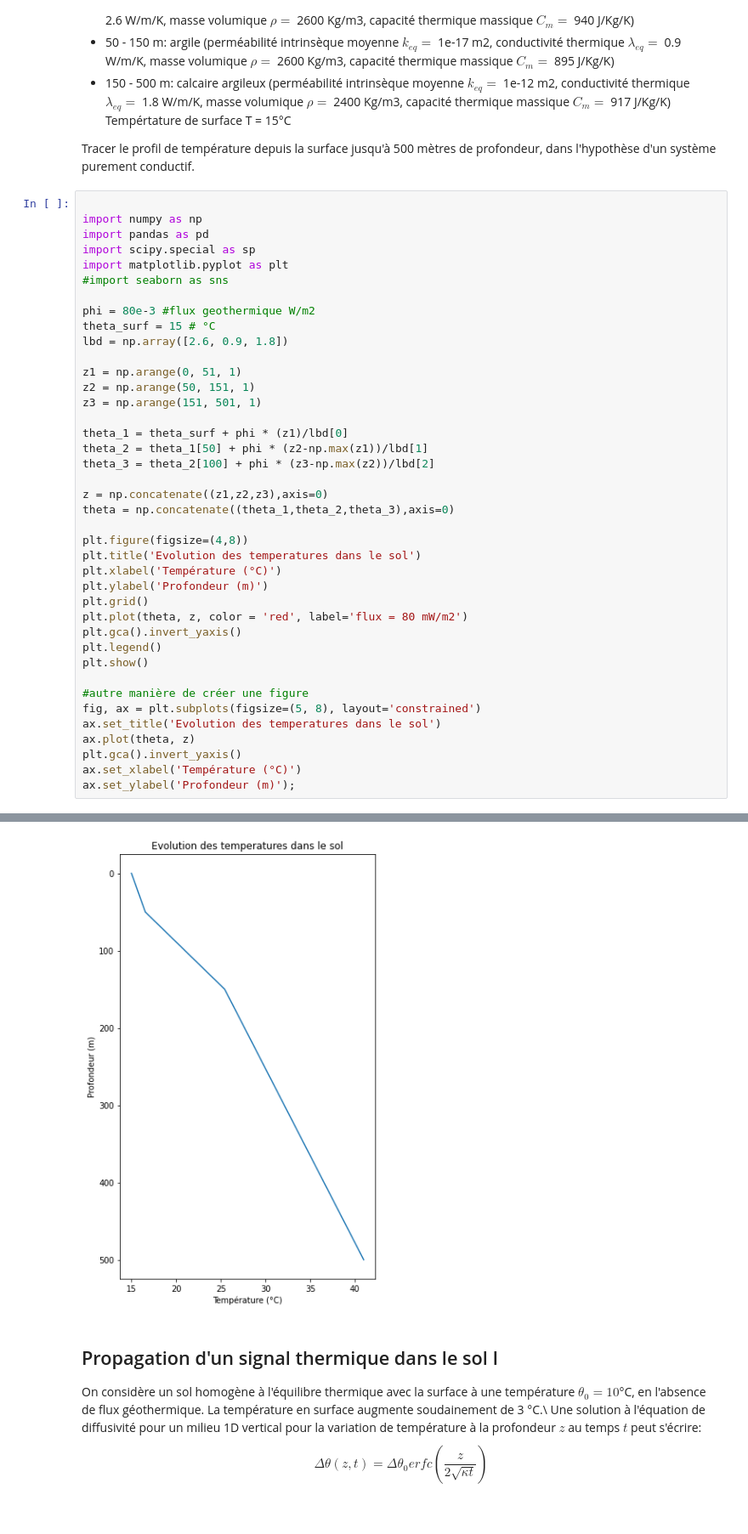
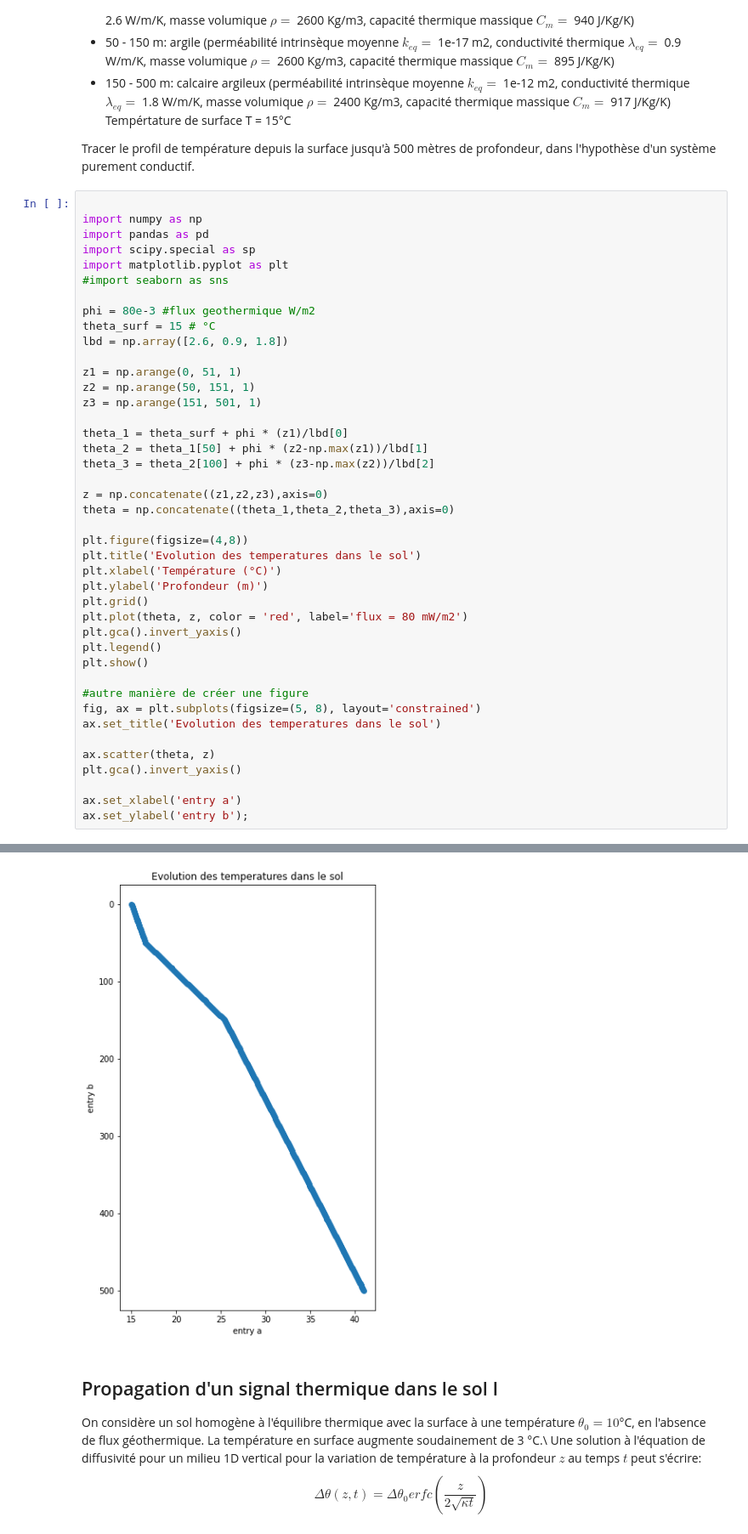
Before and after one commit to larroque852/NB_ENS3_geothermie, a Jupyter notebook: ENS3_GEOTH_EXO.ipynb, the cells around one changed output, grey strips where cells are left out. Shown: that part at 85% size. Drawn from its saved outputs; the diff is of its cells as text.

```diff
--- a/ENS3_GEOTH_EXO.ipynb
+++ b/ENS3_GEOTH_EXO.ipynb
@@ -61,37 +61,39 @@ phi = 80e-3 #flux geothermique W/m2
 theta_surf = 15 # °C
 lbd = np.array([2.6, 0.9, 1.8])
 
 z1 = np.arange(0, 51, 1)
 z2 = np.arange(50, 151, 1)
 z3 = np.arange(151, 501, 1)
 
 theta_1 = theta_surf + phi * (z1)/lbd[0]
 theta_2 = theta_1[50] + phi * (z2-np.max(z1))/lbd[1]
 theta_3 = theta_2[100] + phi * (z3-np.max(z2))/lbd[2]
 
 z = np.concatenate((z1,z2,z3),axis=0)
 theta = np.concatenate((theta_1,theta_2,theta_3),axis=0)
 
 plt.figure(figsize=(4,8))
 plt.title('Evolution des temperatures dans le sol')
 plt.xlabel('Température (°C)')
 plt.ylabel('Profondeur (m)')
 plt.grid()
 plt.plot(theta, z, color = 'red', label='flux = 80 mW/m2')
 plt.gca().invert_yaxis()
 plt.legend()
 plt.show()
 
 #autre manière de créer une figure
 fig, ax = plt.subplots(figsize=(5, 8), layout='constrained')
 ax.set_title('Evolution des temperatures dans le sol')
-ax.plot(theta, z)
+
+ax.scatter(theta, z)
 plt.gca().invert_yaxis()
-ax.set_xlabel('Température (°C)')
-ax.set_ylabel('Profondeur (m)');
+
+ax.set_xlabel('entry a')
+ax.set_ylabel('entry b');
 # %% [output]
 [figure]
-[figure, old version]
+[figure, new version]
 # %% [markdown]
 ## Propagation d'un signal thermique dans le sol I ##
 
```
Also changed, not shown: parts of 3 cells of this notebook.
